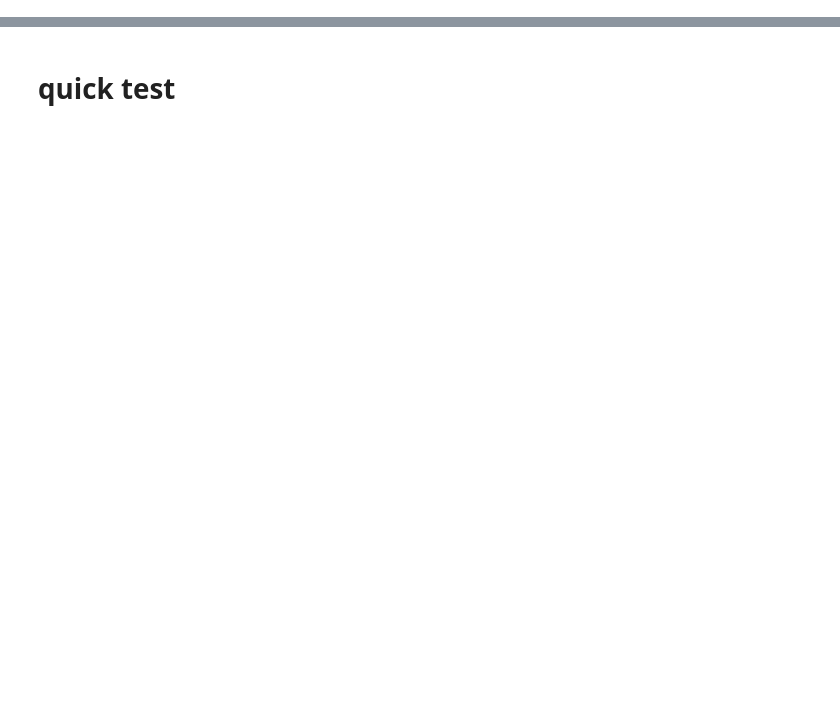
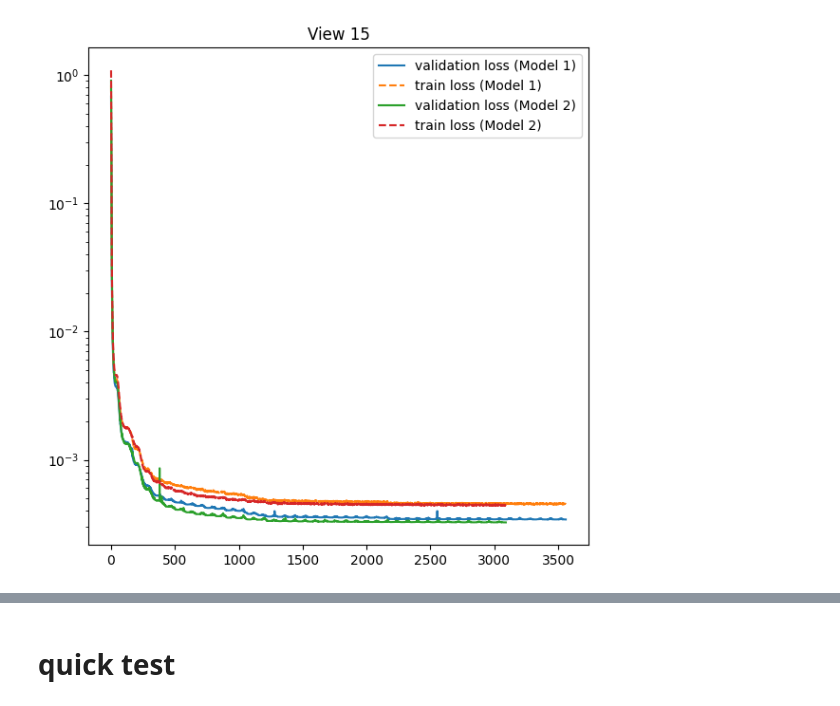
Before and after one commit to bu-cisl/sbrnet, a Jupyter notebook: examples/scratch.ipynb, the cells around one changed output, grey strips where cells are left out. Cells and saved outputs as stored; diff of their text form; code cells hidden in the pictures; blank space fills up the shorter version.

Commit message:
snapshot of debugging lower quantile

```diff
--- a/examples/scratch.ipynb
+++ b/examples/scratch.ipynb
@@ -6,0 +136,92 @@ import torch
+# %%
+from matplotlib.pylab import f
+import matplotlib.pyplot as plt
+import torch
+from matplotlib.pylab import f
+import torch
+
+import matplotlib.pyplot as plt
+# version number notes. all with ind = 15 all 9 views:
+# 7 is OG. lr=1e-3, no weight decay, yes long skip connection
+# 8 is with 1e-3 weight decay.
+# 9 is without long skip connection.
+# 10 is with modified resblock.
+# 11 is without long resconnection with lr=1e-4
+# 12 is OG with conformal loss
+# 13 is with conformal loss 3 layers per head
+# 14 is with conformal loss 3 layers per head and fixed last conv layer to be 3 groups too
+# 15 is with conformal loss 3 layers per head and fixed last conv layer to be 3 groups too and 18 resblocks instead of 20
+# 16 is removed relu after expansion to 3 heads but with 18 resblocks and corrected groups. also batch size of 16
+# 17 is same as 16.
+# 18 is expansion to 3 heads is conv + relu + bn instead of only conv
+# 19 is with .1 and .9 quantiles (18 Resblocks)
+# 20 is same as 19 but with 20 resblocks
+# 22 is .2 and .8 quantiles (20 Resblocks) and batch size 10
+# 23 is .1 and .9 quantiles (20 Resblocks) and batch size 10
+# 24 is .1 and .9 quantiles (20 Resblocks) and batch size 10 and 1e-5 learning rate
+# 24 is .1 and .9 quantiles (20 Resblocks) and batch size 10 and 1e-4 learning rate
+# 25 os .1 and .9 quantiles (20 Resblocks) and 1e-5 learning rate and 4 head layers instead of 3
+# 26 is .1 and .9 quantiles (20 Resblocks) and 1e-4 learning rate and 4 head layers with res connection in multihead module
+# 27 is .45 and .55 quantiles (20 Resblocks) and 1e-4 learning rate and 4 head layers with res connection in multihead module
+# 28 is .45 and .55 quantiles (20 Resblocks) and 1e-4 learning rate and 4 head layers without res connection in multihead module (og)
+# 29 is .45 and .55 quantiles (20 Resblocks) and 1e-3 learning rate and 4 head layers
+# 30 is .45 and .55 quantiles (20 Resblocks) and 1e-3 learning rate and 2 head layers
+# 31 is .45 and .55 quantiles (20 Resblocks) and 1e-3 learning rate simple single conv layer like anastasios
+# 32 is .1 and .9 quantiles (20 Resblocks) and 1e-3 learning rate simple single conv layer like anastasios
+# 33 is .1 and .9 quantiles (20 Resblocks) and 1e-3 learning rate simple single conv layer like anastasios with 10x for qlo_loss weight
+# 34 is .1 and .9 quantiles (20 Resblocks) and 1e-3 learning rate simple single conv layer like anastasios with no sigmoid act for quantile heads
+# 35 is .1 and .9 quantiles (20 Resblocks) and 1e-3 learning rate simple double conv layer like anastasios with no sigmoid act for quantile heads
+# 36 is .1 and .9 quantiles (20 Resblocks) and 1e-4 learning rate simple double conv layer like anastasios with no sigmoid act for quantile heads 1e-4 lr
+# 37 is .1 and .9, 20 resblocks, 1e-3 lr, 2 head layers, WITH sigmoid act for all heads, and switch argument place for q_lo
+# 38 is .05 and .95, 20 resblocks, 1e-3 lr, 2 head layers, WITH sigmoid act for all heads, and switch argument place for q_lo
+# 39 is .05 and .95, 20 resblocks, 1e-3 lr, 2 head layers, WITH sigmoid act for all heads, and switch argument place for q_lo, MAE loss for point
+# 40 is .05 and .95, 20 resblocks, 1e-3 lr, 2 head layers, WITH sigmoid act for all heads, and switch argument place for q_lo, bce loss for point. fixed group bug
+# 41 is .2 and .8, 17 resblocks, 1e-3 lr, 4 head layers, WITH sigmoid act for all heads, and NO switch argument place for q_lo, bce loss for point. fixed group bug
+# 46 is .2 and .8, 17 resblocks, 1e-3 lr, 4 head layers, WITH relu act for quantile heads
+
+##########
+# 0 is sigmoid act
+# 1 is relu act
+# 2 is sigmoid act but only q_lo has non-zero loss weight.
+# 3 is resnext. 4 head layers, sigmoid and qLo only
+
+ind1 = 15  # Specify the desired ind value for the first model
+versi1 = 25
+ind2 = 15  # Specify the desired ind value for the second model
+versi2 = 26
+
+fig, ax = plt.subplots(figsize=(6, 6))
+
+# Plot for the first model
+path1 = f'/projectnb/tianlabdl/jalido/sbrnet_proj/trained_models/sbrnet_view_{ind1}_v{versi1}.pt'
+checkpoint1 = torch.load(path1, map_location=torch.device('cpu'))
+validation_loss1 = checkpoint1['validation_losses']
+train_loss1 = checkpoint1['training_losses']
+
+title1 = f"Length of train_loss: {len(train_loss1)}, Lowest Validation Loss: {round(min(validation_loss1), 4)}, Lowest Train Loss: {round(min(train_loss1), 4)}"
+title1 = f"View {ind1}"
+ax.set_title(title1)
+ax.plot(validation_loss1, label='validation loss (Model 1)')
+ax.plot(train_loss1, label='train loss (Model 1)', linestyle='--')  # Set linestyle to '--' for dashed line
+
+# Plot for the second model
+path2 = f'/projectnb/tianlabdl/jalido/sbrnet_proj/trained_models/sbrnet_view_{ind2}_v{versi2}.pt'
+checkpoint2 = torch.load(path2, map_location=torch.device('cpu'))
+validation_loss2 = checkpoint2['validation_losses']
+train_loss2 = checkpoint2['training_losses']
+
+title2 = f"Length of train_loss: {len(train_loss2)}, Lowest Validation Loss: {round(min(validation_loss2), 4)}, Lowest Train Loss: {round(min(train_loss2), 4)}"
+title2 = f"View {ind2}"
+ax.set_title(title2)
+ax.plot(validation_loss2, label='validation loss (Model 2)')
+ax.plot(train_loss2, label='train loss (Model 2)', linestyle='--')  # Set linestyle to '--' for dashed line
+
+ax.legend()
+ax.set_yscale('log')
+# ax.set_ylim(0.0001, 0.001)
+
+plt.tight_layout()
+plt.show()
+print(validation_loss1[-1], validation_loss2[-1])
+# %% [output]
+[figure, added]
```
Also changed, not shown: parts of 25 cells of this notebook, 12 other files.
